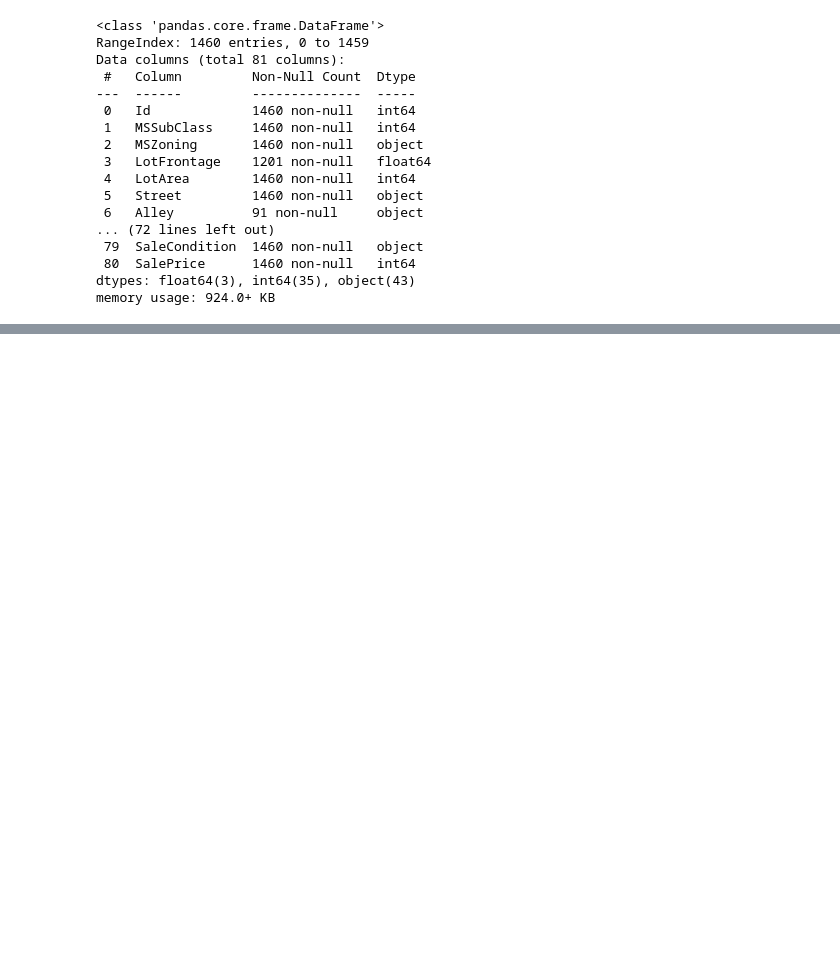
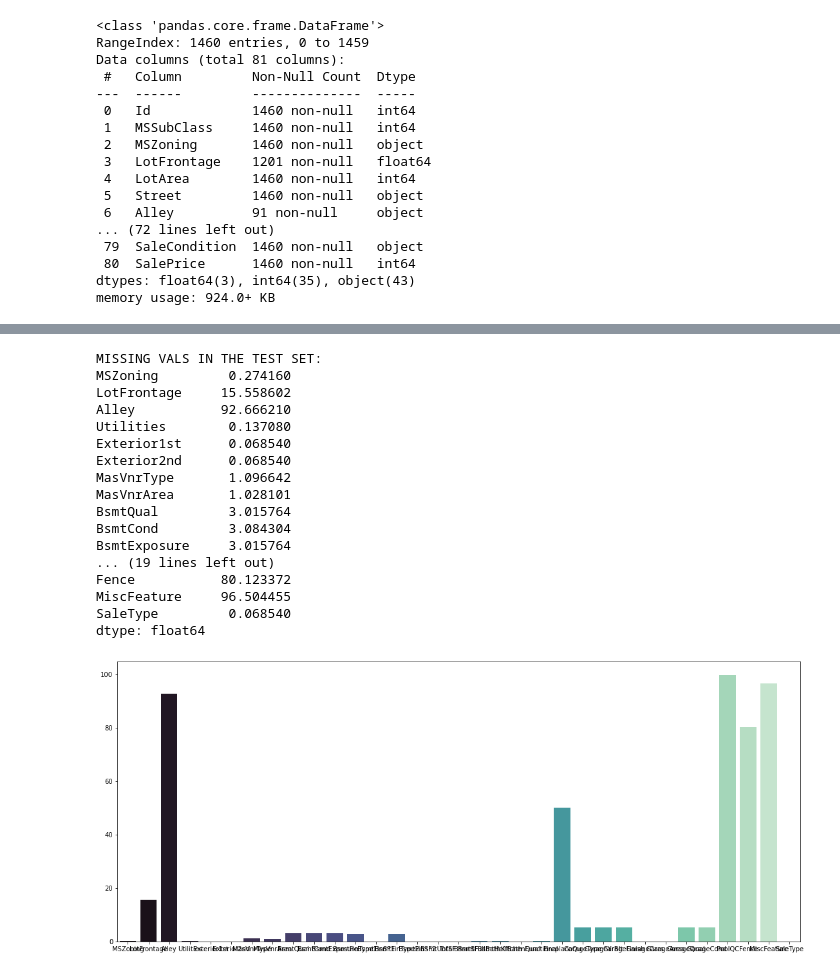
Before and after one commit to Cesar421/Houses, a Jupyter notebook: Data_exploration.ipynb, the cells around one changed output, grey strips where cells are left out. Drawn from its saved outputs; the diff is of its cells as text; code cells hidden in the pictures; blank space fills up the shorter version.

```diff
--- a/Data_exploration.ipynb
+++ b/Data_exploration.ipynb
@@ -135,0 +152,28 @@ SalePrice  -  0.0
+# %%
+
+nan_cols1 = df_test.columns[df_test.isna().any()].tolist()
+plt.figure(figsize=(19,8))
+nan_count_cols1 = 100*df_test[nan_cols1].isna().sum()/df_test.shape[0]
+print("MISSING VALS IN THE TEST SET:")
+print(colored(nan_count_cols1, "green"))
+sns.barplot(y=nan_count_cols1, x=nan_cols1, palette='mako')
+plt.show()
+# %% [output]
+MISSING VALS IN THE TEST SET:
+MSZoning         0.274160
+LotFrontage     15.558602
+Alley           92.666210
+Utilities        0.137080
+Exterior1st      0.068540
+Exterior2nd      0.068540
+MasVnrType       1.096642
+MasVnrArea       1.028101
+BsmtQual         3.015764
+BsmtCond         3.084304
+BsmtExposure     3.015764
+... (19 lines left out)
+Fence           80.123372
+MiscFeature     96.504455
+SaleType         0.068540
+dtype: float64
+[figure, added]
```
Also changed, not shown: parts of 12 cells of this notebook.
